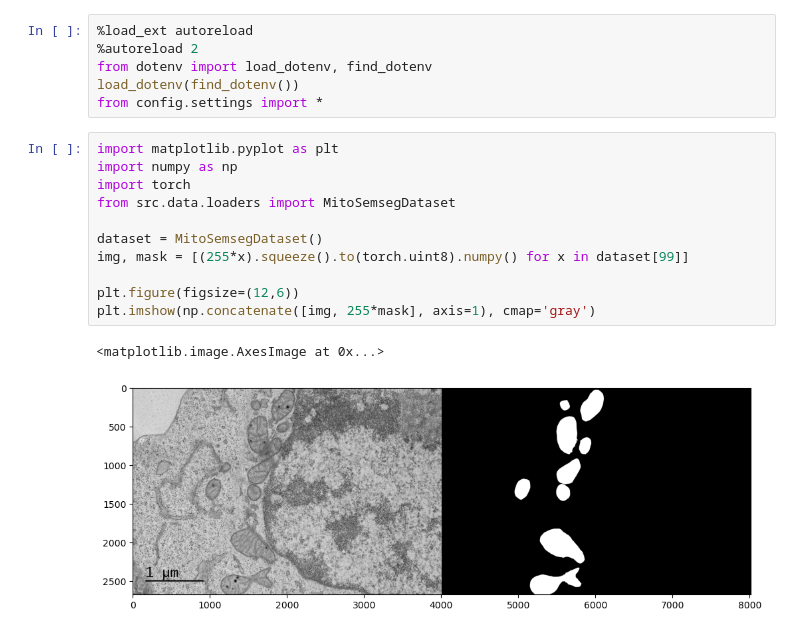
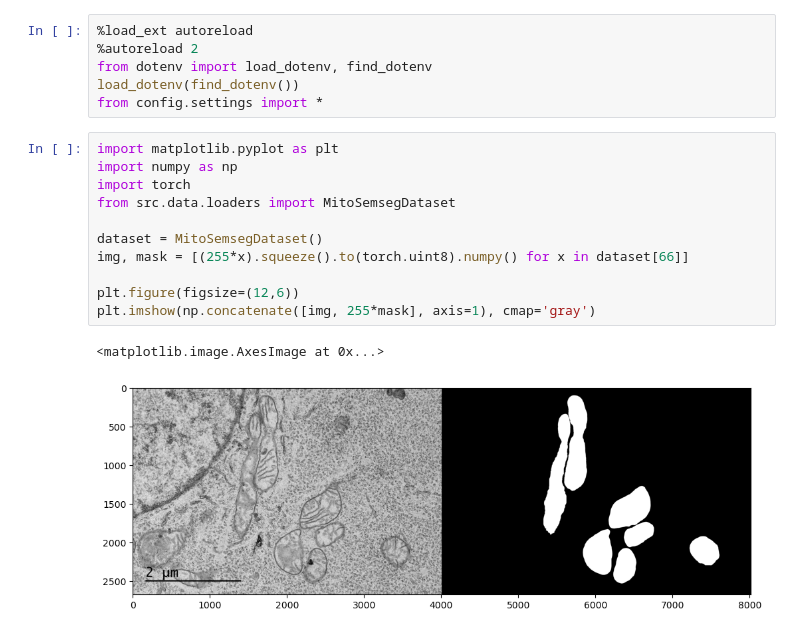
Before and after one commit to ogkristi/mitotem, a Jupyter notebook: notebooks/2-dataloader-test.ipynb, the cells around one changed output. Saved outputs shown, nothing was run; the diff lists cells and outputs as text.

```diff
--- a/notebooks/2-dataloader-test.ipynb
+++ b/notebooks/2-dataloader-test.ipynb
@@ -7,14 +7,14 @@ from config.settings import *
 # %%
 import matplotlib.pyplot as plt
 import numpy as np
 import torch
 from src.data.loaders import MitoSemsegDataset
 
 dataset = MitoSemsegDataset()
-img, mask = [(255*x).squeeze().to(torch.uint8).numpy() for x in dataset[99]]
+img, mask = [(255*x).squeeze().to(torch.uint8).numpy() for x in dataset[66]]
 
 plt.figure(figsize=(12,6))
 plt.imshow(np.concatenate([img, 255*mask], axis=1), cmap='gray')
 # %% [output]
 <matplotlib.image.AxesImage at 0x...>
-[figure, old version]
+[figure, new version]
```
Also changed, not shown: 11 other files.
